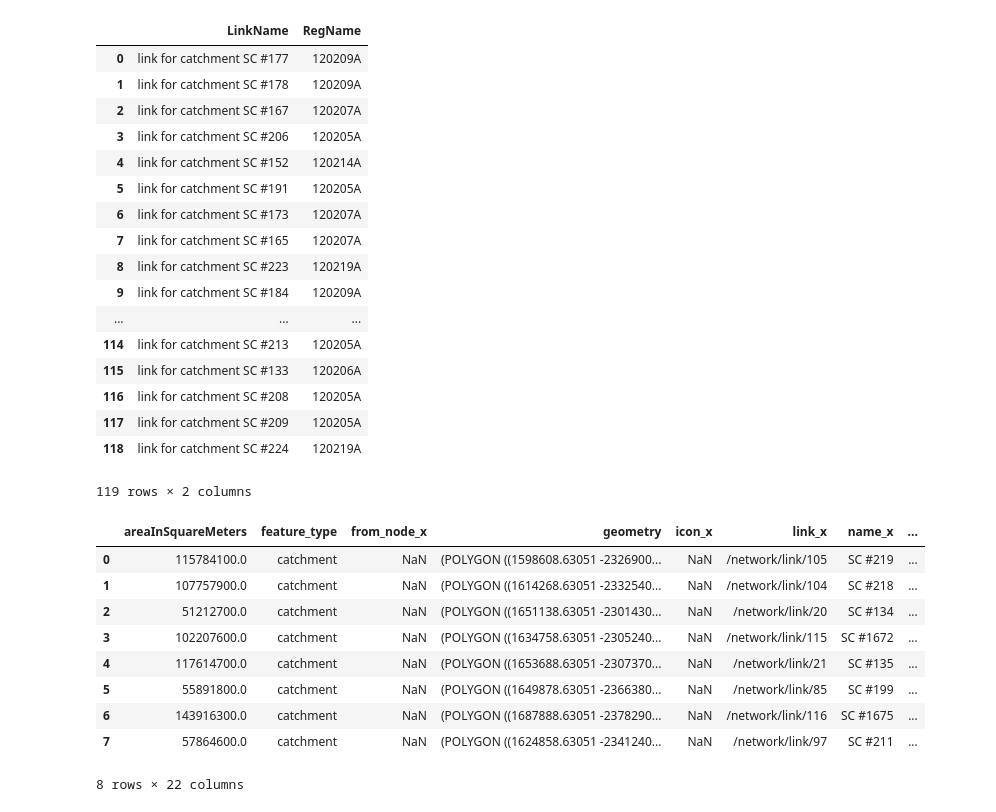
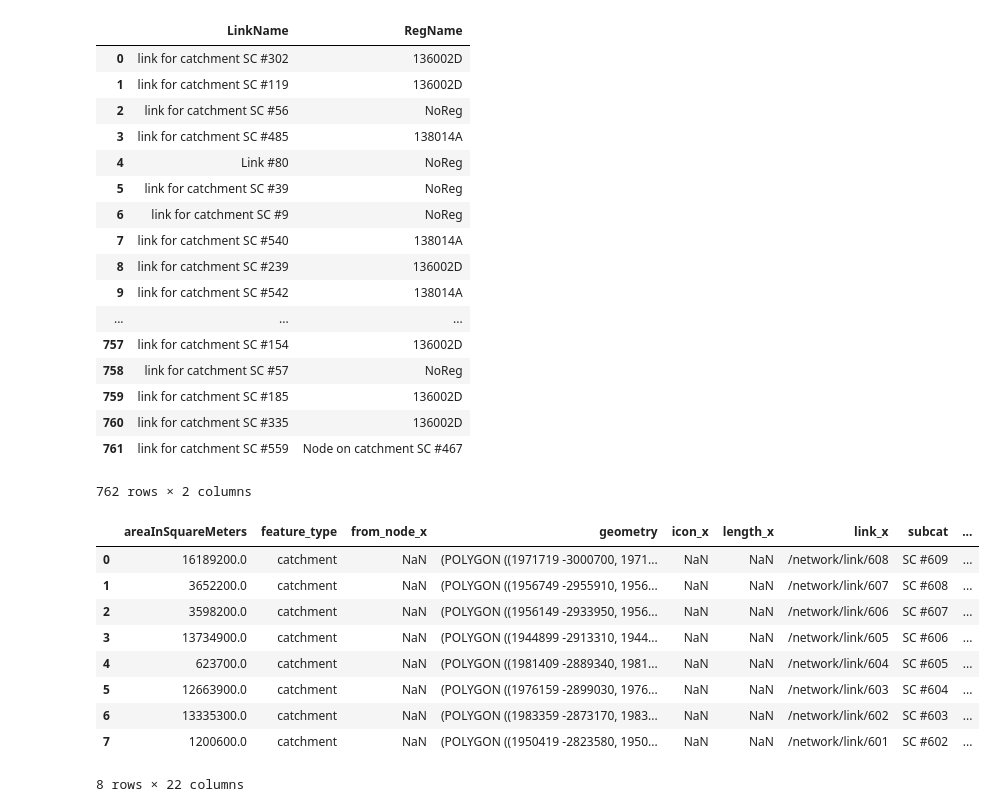
Before and after one commit to frbennett/reef_scripts, a Jupyter notebook: GBR/Examples/IdentifyContributingCatchments.ipynb, the cells around one changed output. Cells and saved outputs as stored; diff of their text form; code cells hidden in the pictures.

```diff
--- a/GBR/Examples/IdentifyContributingCatchments.ipynb
+++ b/GBR/Examples/IdentifyContributingCatchments.ipynb
@@ -8,8 +8,10 @@ import veneer
 import geopandas
 import pandas as pd
 # %%
-veneer_install = 'D:/PythonScriptingForGBR/VeneerPlugin/v411'
-source_version = '4.1.1'
+#veneer_install = 'D:/PythonScriptingForGBR/VeneerPlugin/v411'
+#source_version = '4.1.1'
+veneer_install = 'C:/Program Files/eWater/Source 4.5.0.7552/Plugins/CommunityPlugins'
+source_version = '4.5.0'
 cmd_directory = 'C:\\tempveneer\\veneer_cmd'
 path = create_command_line(veneer_install,source_version,dest=cmd_directory)
 path
@@ -18,5 +20,6 @@ path
 # %%
-catchment_project='D:\\Xike\\bu\\bu_reefhydro_bo_411_noMP.rsproj'
+#catchment_project='D:\\Xike\\bu\\bu_reefhydro_bo_411_noMP.rsproj'
+catchment_project = "D:\\BurnettMary\\v450\\BM_RC2016_baseline_ver450_Rob.rsproj"
 num_copies=1    # Important - set this to be a number ~ the number of CPU cores in your system!
 first_port=9950
 # %%
@@ -167,42 +170,44 @@ linkregs_df
 #help(run_results2)
 # %% [output]
 |  | LinkName | RegName |
-| 0 | link for catchment SC #177 | 120209A |
-| 1 | link for catchment SC #178 | 120209A |
-| 2 | link for catchment SC #167 | 120207A |
-| 3 | link for catchment SC #206 | 120205A |
-| 4 | link for catchment SC #152 | 120214A |
-| 5 | link for catchment SC #191 | 120205A |
-| 6 | link for catchment SC #173 | 120207A |
-| 7 | link for catchment SC #165 | 120207A |
-| 8 | link for catchment SC #223 | 120219A |
-| 9 | link for catchment SC #184 | 120209A |
+| 0 | link for catchment SC #302 | 136002D |
+| 1 | link for catchment SC #119 | 136002D |
+| 2 | link for catchment SC #56 | NoReg |
+| 3 | link for catchment SC #485 | 138014A |
+| 4 | Link #80 | NoReg |
+| 5 | link for catchment SC #39 | NoReg |
+| 6 | link for catchment SC #9 | NoReg |
+| 7 | link for catchment SC #540 | 138014A |
+| 8 | link for catchment SC #239 | 136002D |
+| 9 | link for catchment SC #542 | 138014A |
 | ... | ... | ... |
-| 114 | link for catchment SC #213 | 120205A |
-| 115 | link for catchment SC #133 | 120206A |
-| 116 | link for catchment SC #208 | 120205A |
-| 117 | link for catchment SC #209 | 120205A |
-| 118 | link for catchment SC #224 | 120219A |
+| 757 | link for catchment SC #154 | 136002D |
+| 758 | link for catchment SC #57 | NoReg |
+| 759 | link for catchment SC #185 | 136002D |
+| 760 | link for catchment SC #335 | 136002D |
+| 761 | link for catchment SC #559 | Node on catchment SC #467 |
-119 rows × 2 columns
+762 rows × 2 columns
 # %%
 network_df = v.network().as_dataframe()
 catchdf = network_df[network_df.feature_type=='catchment']
 linkdf = network_df[network_df.feature_type=='link']
 
-catchlinkdf = pd.merge(catchdf, linkdf, how='inner', left_on=['link'], right_on=['id'])
+#catchlinkdf = pd.merge(catchdf, linkdf, how='inner', left_on=['link'], right_on=['id'])
+#'left' to try to not include those links that have no associated catchment
+catchlinkdf = pd.merge(catchdf, linkdf, how='left', left_on=['link'], right_on=['id'])
 catchlinkdf = catchlinkdf.rename(columns={'areaInSquareMeters_y':'linkarea', 'areaInSquareMeters_x':'areaInSquareMeters', 'feature_type_y':'link_feat_type', 'feature_type_x':'feature_type', 'geometry_y':'link_geom', 'geometry_x':'geometry', 'name_y': 'link_name'})
 
 catchlinkdfregdf = pd.merge(catchlinkdf, linkregs_df, how='inner', left_on=['link_name'], right_on=['LinkName'])
-
+catchlinkdfregdf = catchlinkdfregdf.rename(columns={'name_x':'subcat'})
 catchlinkdfregdf.head(8)
 # %% [output]
-|  | areaInSquareMeters | feature_type | from_node_x | geometry | icon_x | link_x | name_x | ... |
-| 0 | 115784100.0 | catchment | NaN | (POLYGON ((1598608.63051 -2326900... | NaN | /network/link/105 | SC #219 | ... |
-| 1 | 107757900.0 | catchment | NaN | (POLYGON ((1614268.63051 -2332540... | NaN | /network/link/104 | SC #218 | ... |
-| 2 | 51212700.0 | catchment | NaN | (POLYGON ((1651138.63051 -2301430... | NaN | /network/link/20 | SC #134 | ... |
-| 3 | 102207600.0 | catchment | NaN | (POLYGON ((1634758.63051 -2305240... | NaN | /network/link/115 | SC #1672 | ... |
-| 4 | 117614700.0 | catchment | NaN | (POLYGON ((1653688.63051 -2307370... | NaN | /network/link/21 | SC #135 | ... |
-| 5 | 55891800.0 | catchment | NaN | (POLYGON ((1649878.63051 -2366380... | NaN | /network/link/85 | SC #199 | ... |
-| 6 | 143916300.0 | catchment | NaN | (POLYGON ((1687888.63051 -2378290... | NaN | /network/link/116 | SC #1675 | ... |
-| 7 | 57864600.0 | catchment | NaN | (POLYGON ((1624858.63051 -2341240... | NaN | /network/link/97 | SC #211 | ... |
+|  | areaInSquareMeters | feature_type | from_node_x | geometry | icon_x | length_x | link_x | subcat | ... |
+| 0 | 16189200.0 | catchment | NaN | (POLYGON ((1971719 -3000700, 1971... | NaN | NaN | /network/link/608 | SC #609 | ... |
+| 1 | 3652200.0 | catchment | NaN | (POLYGON ((1956749 -2955910, 1956... | NaN | NaN | /network/link/607 | SC #608 | ... |
+| 2 | 3598200.0 | catchment | NaN | (POLYGON ((1956149 -2933950, 1956... | NaN | NaN | /network/link/606 | SC #607 | ... |
+| 3 | 13734900.0 | catchment | NaN | (POLYGON ((1944899 -2913310, 1944... | NaN | NaN | /network/link/605 | SC #606 | ... |
+| 4 | 623700.0 | catchment | NaN | (POLYGON ((1981409 -2889340, 1981... | NaN | NaN | /network/link/604 | SC #605 | ... |
+| 5 | 12663900.0 | catchment | NaN | (POLYGON ((1976159 -2899030, 1976... | NaN | NaN | /network/link/603 | SC #604 | ... |
+| 6 | 13335300.0 | catchment | NaN | (POLYGON ((1983359 -2873170, 1983... | NaN | NaN | /network/link/602 | SC #603 | ... |
+| 7 | 1200600.0 | catchment | NaN | (POLYGON ((1950419 -2823580, 1950... | NaN | NaN | /network/link/601 | SC #602 | ... |
 8 rows × 22 columns
```
Also changed, not shown: parts of 7 cells of this notebook.
